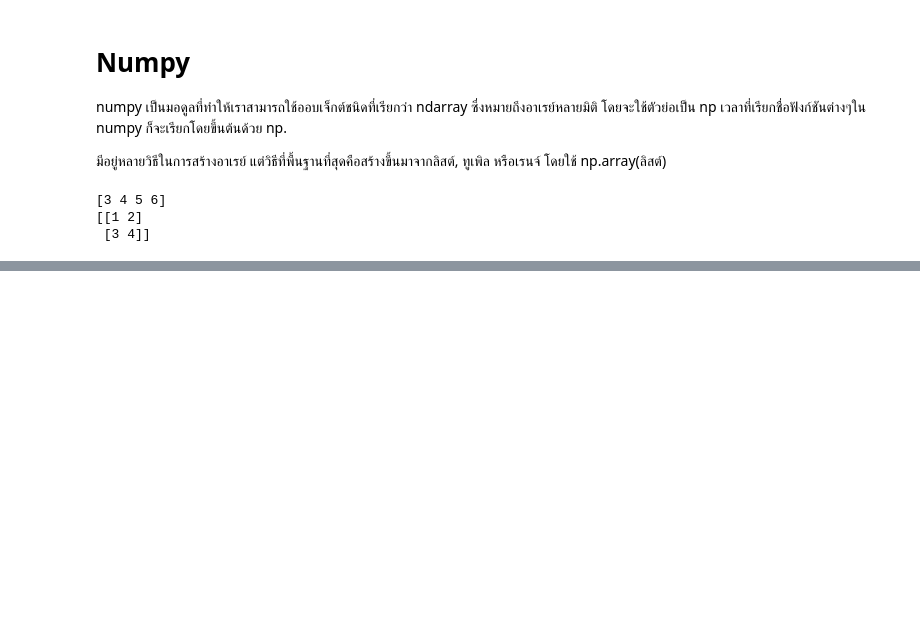
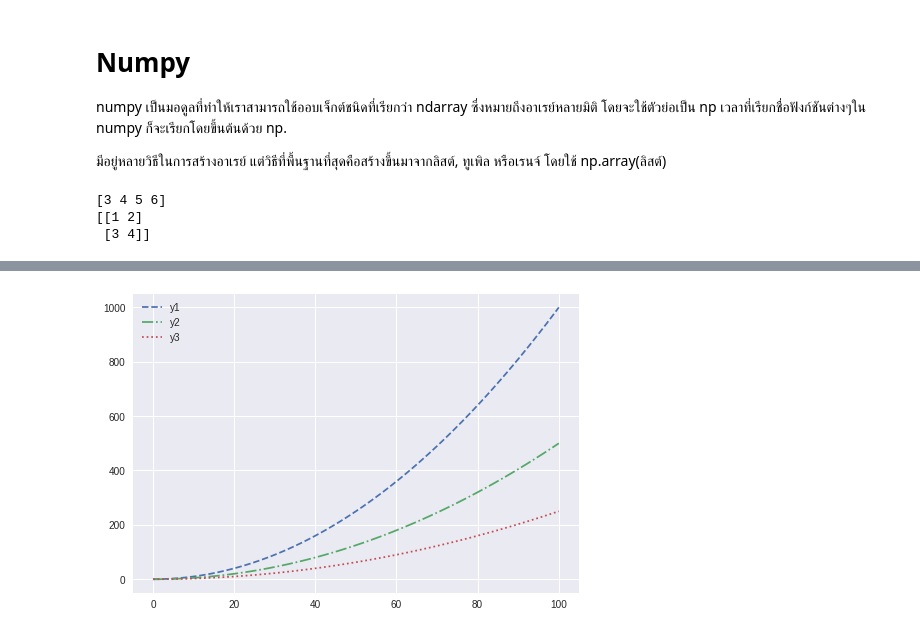
Before and after one commit to Nattapoy/My-Report, a Jupyter notebook: python.ipynb, the cells around one changed output, grey strips where cells are left out. Cells and saved outputs as stored; diff of their text form; code cells hidden in the pictures; blank space fills up the shorter version.

```diff
--- a/python.ipynb
+++ b/python.ipynb
@@ -433,0 +536,12 @@ print(araya)
+# %%
+x = np.arange(0,101)
+y1 = x**2/10.
+y2 = x**2/20.
+y3 = x**2/40.
+plt.plot(x,y1,ls='--')
+plt.plot(x,y2,ls='-.')
+plt.plot(x,y3,ls=':')
+plt.legend(('y1','y2','y3'), loc = 'upper left')
+plt.show()
+# %% [output]
+[figure, added]
```
Also changed, not shown: parts of 20 cells of this notebook.
